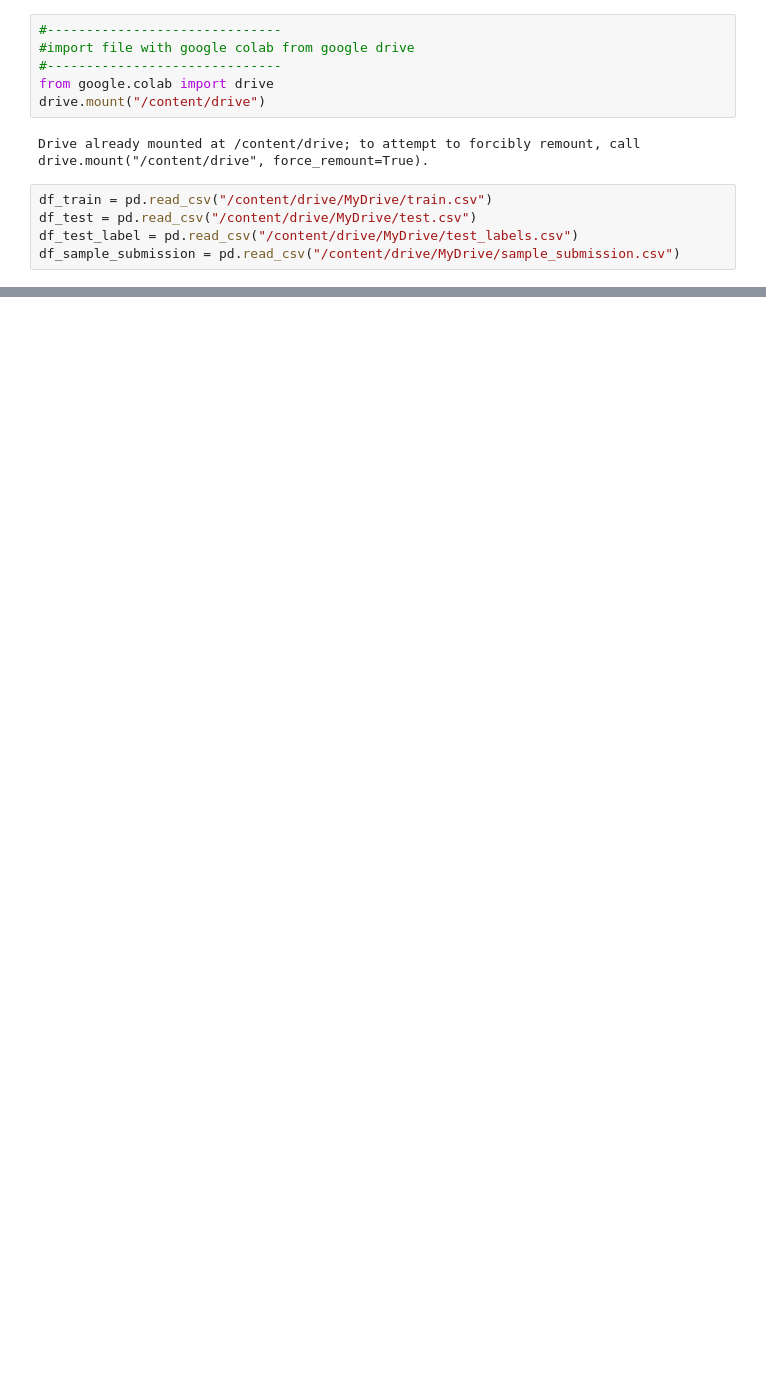
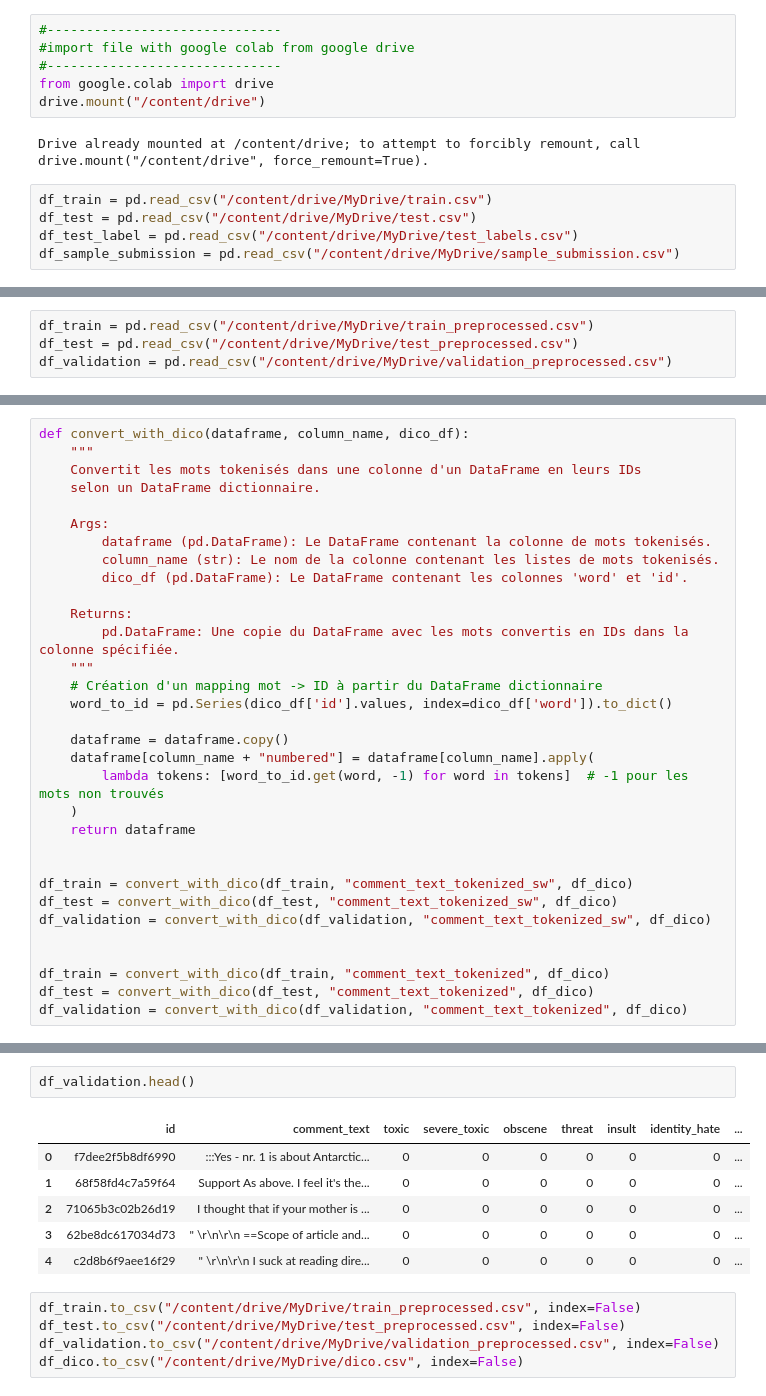
Before and after one commit to kakao95490/ToxicDetector, a Jupyter notebook: Data_Preprocess.ipynb, the cells around one changed output, grey strips where cells are left out. Drawn from its saved outputs; the diff is of its cells as text; blank space fills up the shorter version.

```diff
--- a/Data_Preprocess.ipynb
+++ b/Data_Preprocess.ipynb
@@ -100,0 +400,4 @@ df_test.to_csv("test_preprocessed.csv", index=False)
+# %%
+df_train = pd.read_csv("/content/drive/MyDrive/train_preprocessed.csv")
+df_test = pd.read_csv("/content/drive/MyDrive/test_preprocessed.csv")
+df_validation = pd.read_csv("/content/drive/MyDrive/validation_preprocessed.csv")
@@ -100,0 +440,32 @@ df_test.to_csv("test_preprocessed.csv", index=False)
+# %%
+def convert_with_dico(dataframe, column_name, dico_df):
+    """
+    Convertit les mots tokenisés dans une colonne d'un DataFrame en leurs IDs
+    selon un DataFrame dictionnaire.
+
+    Args:
+        dataframe (pd.DataFrame): Le DataFrame contenant la colonne de mots tokenisés.
+        column_name (str): Le nom de la colonne contenant les listes de mots tokenisés.
+        dico_df (pd.DataFrame): Le DataFrame contenant les colonnes 'word' et 'id'.
+
+    Returns:
+        pd.DataFrame: Une copie du DataFrame avec les mots convertis en IDs dans la colonne spécifiée.
+    """
+    # Création d'un mapping mot -> ID à partir du DataFrame dictionnaire
+    word_to_id = pd.Series(dico_df['id'].values, index=dico_df['word']).to_dict()
+
+    dataframe = dataframe.copy()
+    dataframe[column_name + "numbered"] = dataframe[column_name].apply(
+        lambda tokens: [word_to_id.get(word, -1) for word in tokens]  # -1 pour les mots non trouvés
+    )
+    return dataframe
+
+
+df_train = convert_with_dico(df_train, "comment_text_tokenized_sw", df_dico)
+df_test = convert_with_dico(df_test, "comment_text_tokenized_sw", df_dico)
+df_validation = convert_with_dico(df_validation, "comment_text_tokenized_sw", df_dico)
+
+
+df_train = convert_with_dico(df_train, "comment_text_tokenized", df_dico)
+df_test = convert_with_dico(df_test, "comment_text_tokenized", df_dico)
+df_validation = convert_with_dico(df_validation, "comment_text_tokenized", df_dico)
@@ -100,0 +488,14 @@ df_test.to_csv("test_preprocessed.csv", index=False)
+# %%
+df_validation.head()
+# %% [output]
+|  | id | comment_text | toxic | severe_toxic | obscene | threat | insult | identity_hate | ... |
+| 0 | f7dee2f5b8df6990 | :::Yes - nr. 1 is about Antarctic... | 0 | 0 | 0 | 0 | 0 | 0 | ... |
+| 1 | 68f58fd4c7a59f64 | Support As above. I feel it's the... | 0 | 0 | 0 | 0 | 0 | 0 | ... |
+| 2 | 71065b3c02b26d19 | I thought that if your mother is ... | 0 | 0 | 0 | 0 | 0 | 0 | ... |
+| 3 | 62be8dc617034d73 | " \r\n\r\n ==Scope of article and... | 0 | 0 | 0 | 0 | 0 | 0 | ... |
+| 4 | c2d8b6f9aee16f29 | " \r\n\r\n I suck at reading dire... | 0 | 0 | 0 | 0 | 0 | 0 | ... |
+# %%
+df_train.to_csv("/content/drive/MyDrive/train_preprocessed.csv", index=False)
+df_test.to_csv("/content/drive/MyDrive/test_preprocessed.csv", index=False)
+df_validation.to_csv("/content/drive/MyDrive/validation_preprocessed.csv", index=False)
+df_dico.to_csv("/content/drive/MyDrive/dico.csv", index=False)
```
Also changed, not shown: parts of 28 cells of this notebook, 4 other files.
